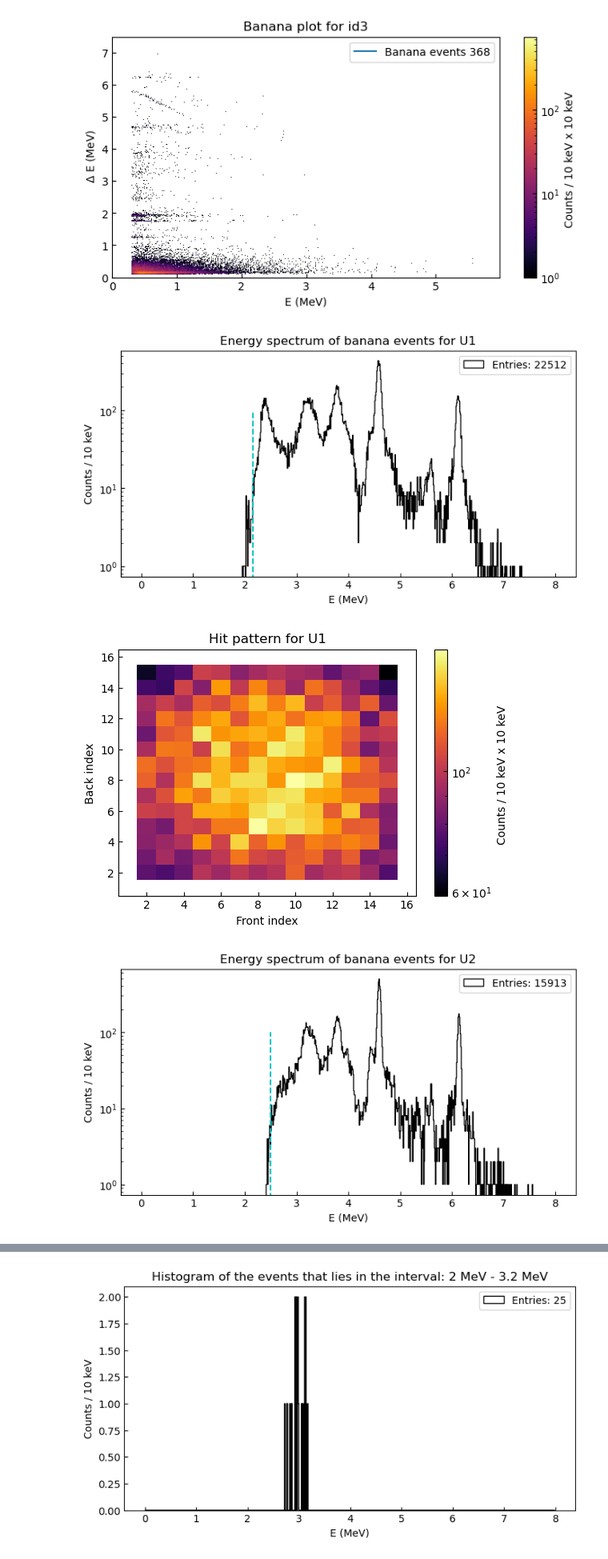
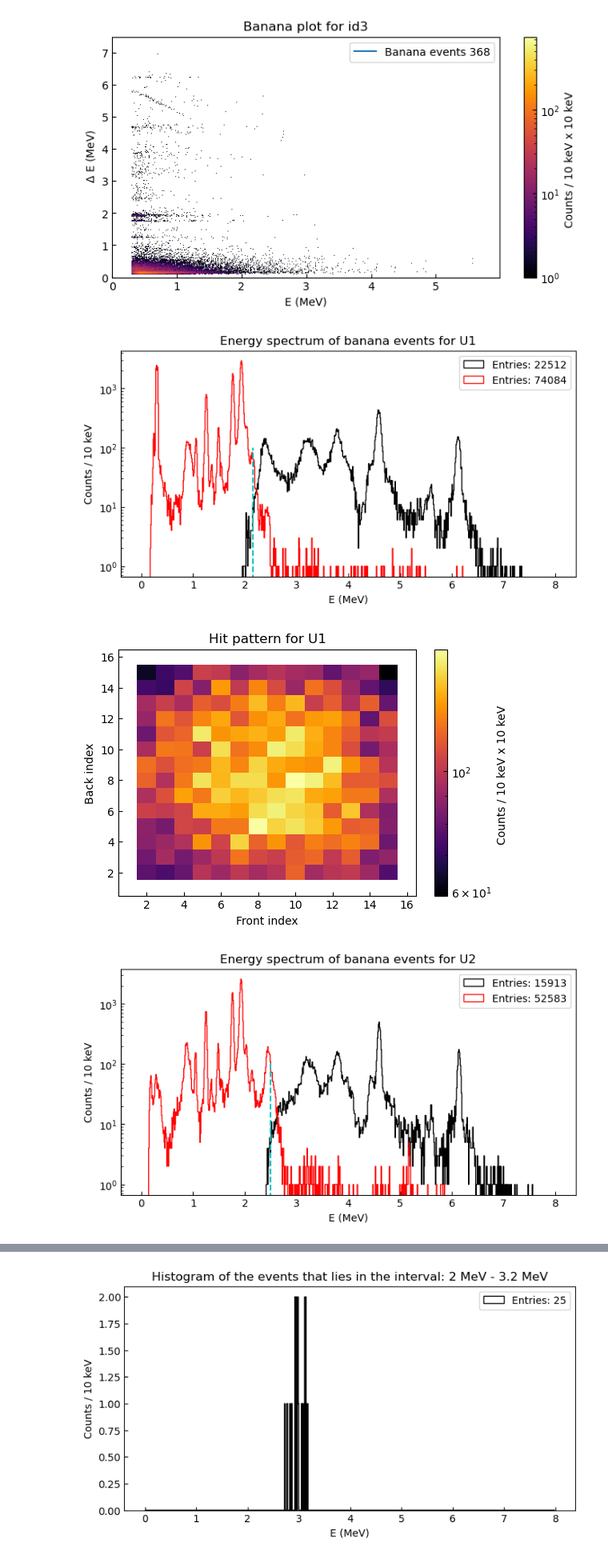
Before and after one commit to phaue/Masters, a Jupyter notebook: analysis/python/dataquality/Mg_size_est.ipynb, the cells around one changed output, grey strips where cells are left out. Shown at 80% size. Cells and saved outputs as stored; diff of their text form; code cells hidden in the pictures.

```diff
--- a/analysis/python/dataquality/Mg_size_est.ipynb
+++ b/analysis/python/dataquality/Mg_size_est.ipynb
@@ -161,32 +161,32 @@ for i in range(4):
 # %%
 lims = [2.15, 2.5, 2.22, 6.1]
 for i in range(4):
     det = f"id{i}"
     k = [a+b for a,b,c,d in zip(in_fedep[i],in_bedep[i], in_fi[i], in_bi[i])]
     plt.figure(figsize=(8,4))
     plt.hist(k, bins=np.arange(0,8, 0.01), histtype='step', color='k', label=f"Entries: {len(k)}")
     æ = np.array(data_collection[iso][det]["Edep"])
-    #plt.hist(æ[æ>0], bins=np.arange(0,8, 0.01), histtype='step', color='r', label=f"Entries: {len(æ)}")
+    plt.hist(æ[æ>0], bins=np.arange(0,8, 0.01), histtype='step', color='r', label=f"Entries: {len(æ)}")
     plt.legend()
     plt.xlabel("E (MeV)")
     plt.title(f"Energy spectrum of banana events for U{i+1}")
     plt.ylabel("Counts / 10 keV")
     plt.yscale('log')
 
 
     plt.vlines(lims[i], 0,1e2, color='c', ls='--')
 
 
     plt.figure(figsize=(6,4))
     plt.hist2d(in_fi[i]-0.5, in_bi[i]-0.5, bins=(np.arange(0.5, 17.5, 1), np.arange(0.5,17.5,1)),
                 cmap=plt.cm.inferno, norm=mpl.colors.LogNorm(), rasterized=True)
     plt.title(f"Hit pattern for U{i+1}")
     cbar = plt.colorbar()
     cbar.ax.set_ylabel(f"Counts / 10 keV x 10 keV ")
     plt.xlabel('Front index')
     plt.ylabel('Back index')
 # %% [output]
-[figure, old version]
+[figure, new version]
 [figure]
-[figure, old version]
+[figure, new version]
 [figure]
```
Also changed, not shown: parts of 4 cells of this notebook, 9 other files.
